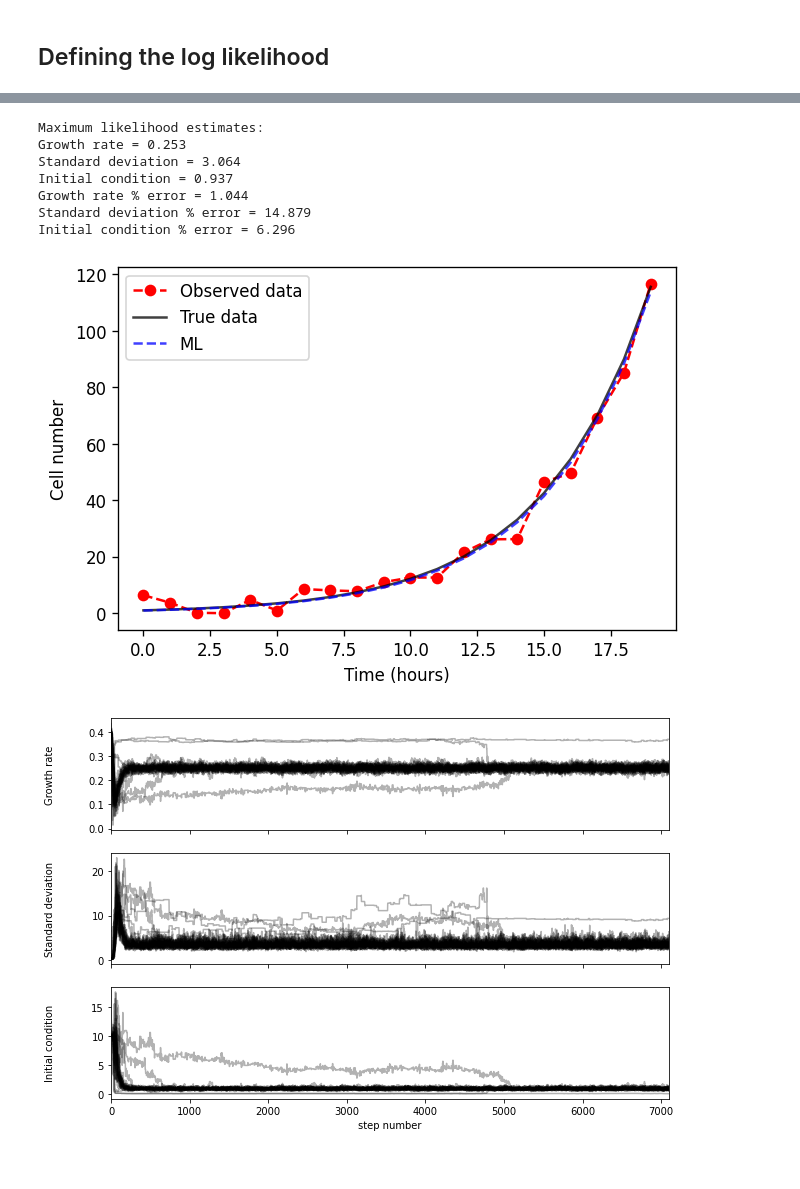
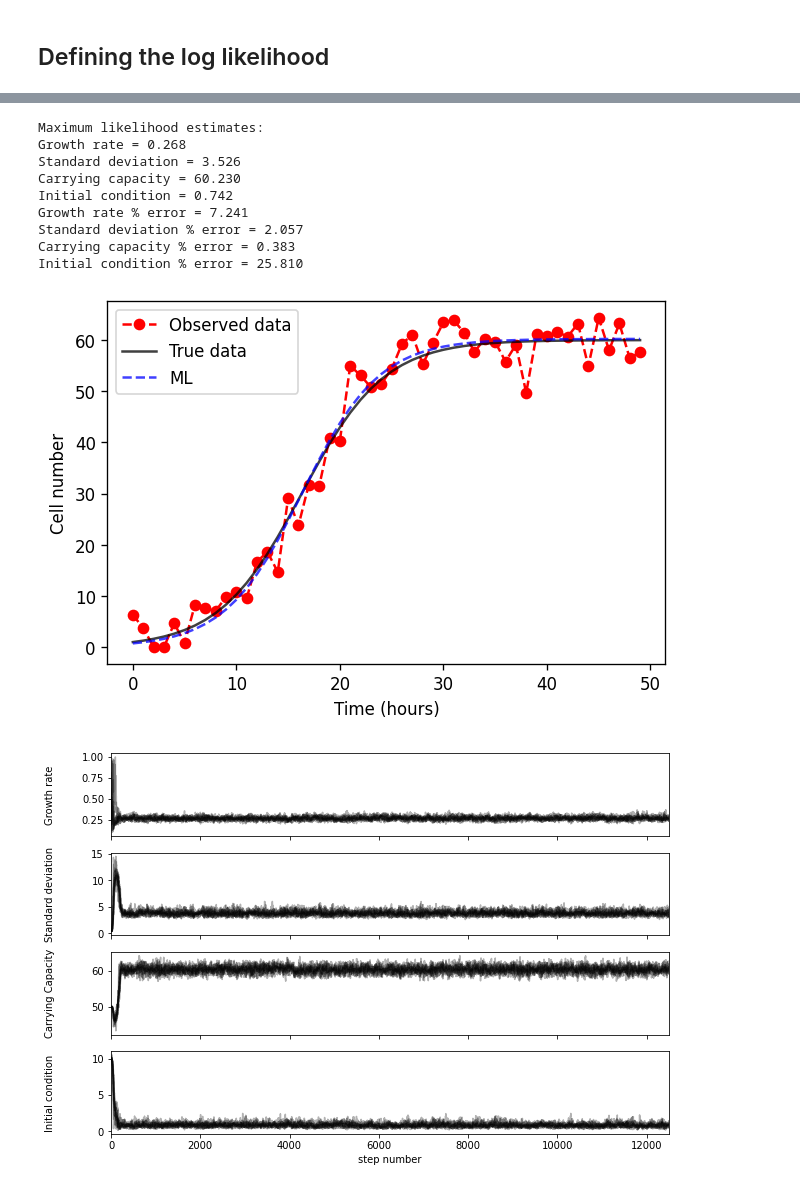
Before and after one commit to Ernesto-Lima/VeraoLNCC2021, a Jupyter notebook: day03_calibration.ipynb, the cells around one changed output, grey strips where cells are left out. Saved outputs shown, nothing was run; the diff lists cells and outputs as text; code cells hidden in the pictures.

```diff
--- a/day03_calibration.ipynb
+++ b/day03_calibration.ipynb
@@ -86,26 +90,28 @@ Standard deviation % error = 224.309
 # %%
 def log_likelihood_ic(theta, times, y):
-    cal_growth, cal_std , cal_ic = theta
-    model = odeint(control_tumor, t=times, y0=cal_ic, args=tuple([[cal_growth]]))
+    cal_growth, cal_std , cal_carry, cal_ic = theta
+    model = odeint(control_tumor, t=times, y0=cal_ic, args=tuple([[cal_growth,cal_carry]]))
     variance = cal_std*cal_std
     return -0.5 * np.sum((y - model) ** 2 / variance + np.log(variance))
 # %%
 nll = lambda *args: -log_likelihood_ic(*args)
-initial = np.array([0.4, 0.3, 5])+ 0.1 * np.random.randn(3)
+initial = np.array([0.4, 0.3, 50.0, 5.0])+ 0.1 * np.random.randn(4)
 from scipy.optimize import Bounds
-bounds = Bounds([0.0, 0.1, 0.1], [1.0, 50.0, 20.0])
+bounds = Bounds([0.0, 0.1, 10.0, 0.1], [1.0, 50.0, 120.0, 20.0])
 soln = minimize(nll, initial, args=(times, yobs), bounds=bounds)
-ml_growth, ml_std, ml_ic = soln.x
+ml_growth, ml_std, ml_carry, ml_ic = soln.x
 
 print("Maximum likelihood estimates:")
 print("Growth rate = {0:.3f}".format(ml_growth))
 print("Standard deviation = {0:.3f}".format(ml_std))
+print("Carrying capacity = {0:.3f}".format(ml_carry))
 print("Initial condition = {0:.3f}".format(ml_ic))
 print("Growth rate % error = {0:.3f}".format(100*abs(ml_growth-true_growth)/true_growth))
 print("Standard deviation % error = {0:.3f}".format(100*abs(ml_std-true_std)/true_std))
+print("Carrying capacity % error = {0:.3f}".format(100*abs(ml_carry-true_carry)/true_carry))
 print("Initial condition % error = {0:.3f}".format(100*abs(ml_ic-true_ic)/true_ic))
 
-y_ml = odeint(control_tumor, t=times, y0=ml_ic, args=tuple([[ml_growth]]))
+y_ml = odeint(control_tumor, t=times, y0=ml_ic, args=tuple([[ml_growth,ml_carry]]))
 
 fig, ax = plt.subplots(dpi=120)
 plt.plot(times, yobs, label='Observed data', linestyle='dashed', marker='o', color='red')
@@ -117,17 +123,19 @@ plt.ylabel('Cell number');
 plt.show()
 # %% [output]
 Maximum likelihood estimates:
-Growth rate = 0.253
-Standard deviation = 3.064
-Initial condition = 0.937
-Growth rate % error = 1.044
-Standard deviation % error = 14.879
-Initial condition % error = 6.296
+Growth rate = 0.268
+Standard deviation = 3.526
+Carrying capacity = 60.230
+Initial condition = 0.742
+Growth rate % error = 7.241
+Standard deviation % error = 2.057
+Carrying capacity % error = 0.383
+Initial condition % error = 25.810
-[figure, old version]
+[figure, new version]
 # %%
 def log_prior(theta):
-    cal_growth, cal_std, cal_ic = theta
-    if 0.0 < cal_growth < 1.0 and 0.1 < cal_std < 50.0 and 0.1 < cal_ic < 20.0:
+    cal_growth, cal_std, cal_carry, cal_ic = theta
+    if 0.0 < cal_growth < 1.0 and 0.1 < cal_std < 50.0 and 10.0 < cal_carry < 120.0 and 0.1 < cal_ic < 20.0:
         return 0.0
     return -np.inf
 # %%
@@ -137,26 +145,26 @@ def log_probability(theta, times, y):
         return -np.inf
     return lp + log_likelihood_ic(theta, times, y)
 # %%
-mean_g = np.array([0.4, 0.3, 10])
-pos = mean_g + 1e-2 * np.random.randn(32,3)
+mean_g = np.array([0.4, 0.3, 50.0, 10.0])
+pos = mean_g + 1e-2 * np.random.randn(10,4)
 # %%
 nwalkers, ndim = pos.shape
 sampler = emcee.EnsembleSampler(nwalkers, ndim, log_probability, args=(times, yobs))
-sampler.run_mcmc(pos, 7100, progress=True);
+sampler.run_mcmc(pos, 12500, progress=True);
 # %%
-fig, axes = plt.subplots(3, figsize=(10, 7), sharex=True)
+fig, axes = plt.subplots(4, figsize=(10, 7), sharex=True)
 samples = sampler.get_chain()
-labels = ["Growth rate", "Standard deviation", "Initial condition"]
+labels = ["Growth rate", "Standard deviation", "Carrying Capacity", "Initial condition"]
 for i in range(ndim):
     ax = axes[i]
     ax.plot(samples[:, :, i], "k", alpha=0.3)
     ax.set_xlim(0, len(samples))
     ax.set_ylabel(labels[i])
     ax.yaxis.set_label_coords(-0.1, 0.5)
 
 axes[-1].set_xlabel("step number");
 # %% [output]
-[figure, old version]
+[figure, new version]
 # %%
 tau = sampler.get_autocorr_time()
 print(tau)
```
Also changed, not shown: parts of 11 cells of this notebook.
